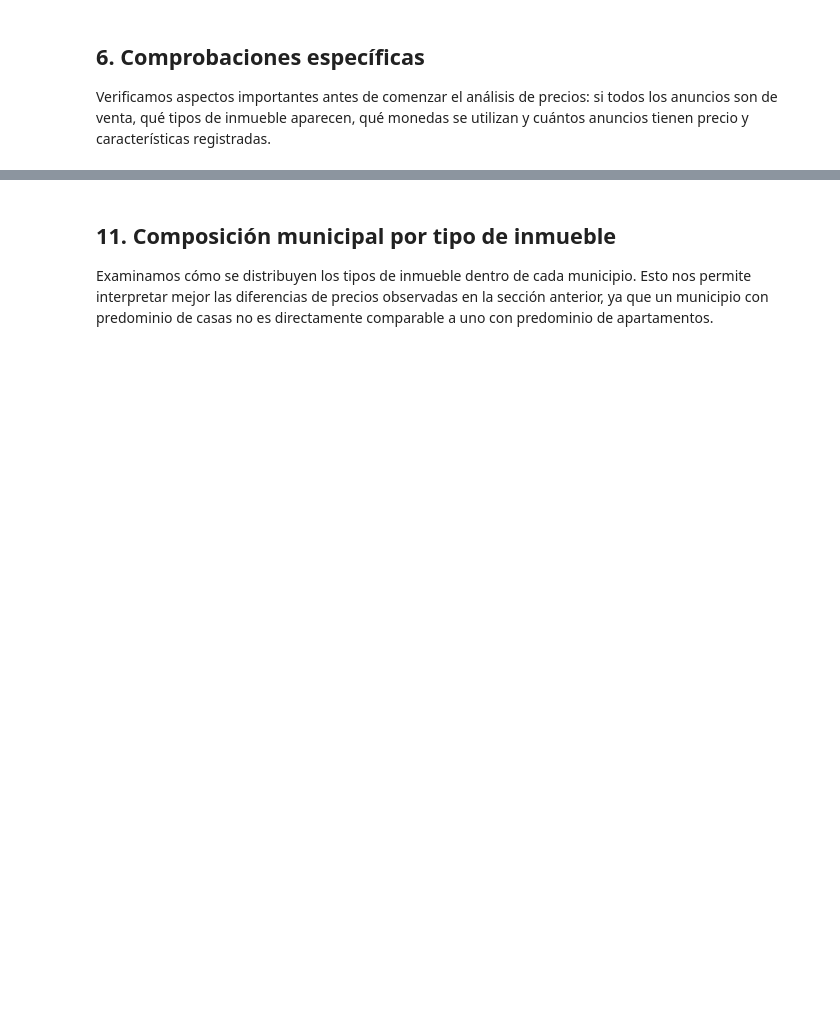
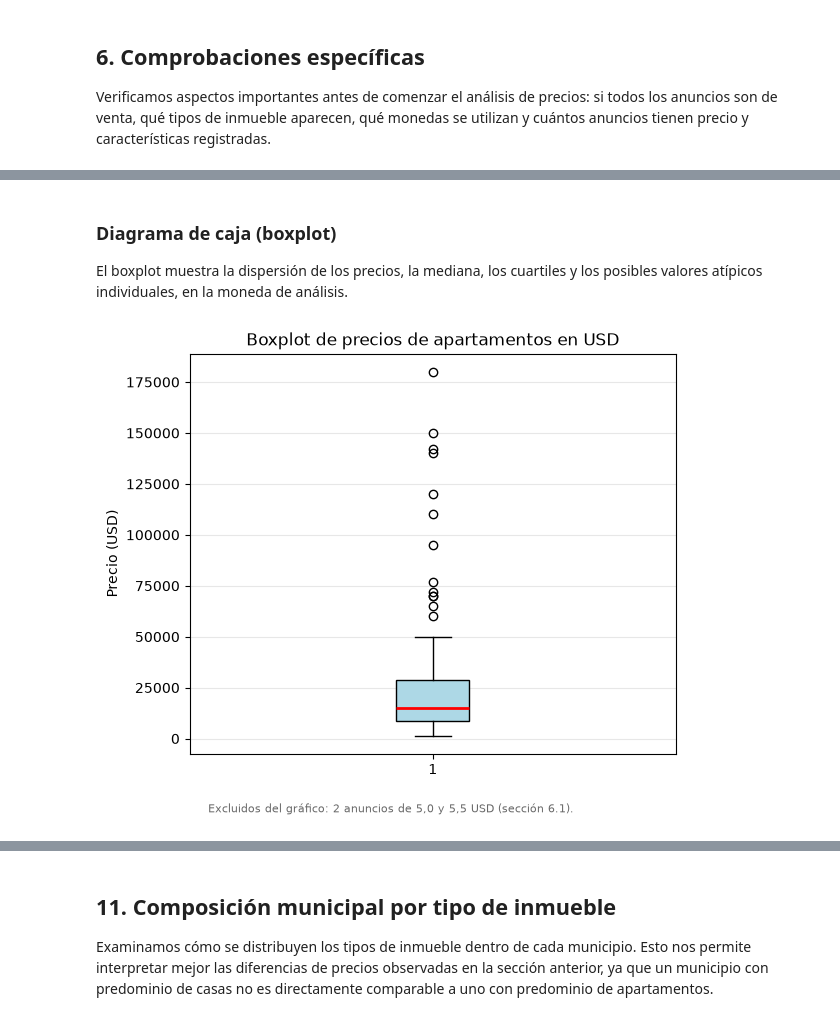
Before and after one commit to Totalpro45/Proyecto-ICD-2026, a Jupyter notebook: notebooks/analisis_vivienda.ipynb, the cells around one changed output, grey strips where cells are left out. Drawn from its saved outputs; the diff is of its cells as text; code cells hidden in the pictures; blank space fills up the shorter version.

```diff
--- a/notebooks/analisis_vivienda.ipynb
+++ b/notebooks/analisis_vivienda.ipynb
@@ -380,0 +1309,26 @@ print(precios_por_mun.to_string())
+# %% [markdown]
+### Diagrama de caja (boxplot)
+
+El boxplot muestra la dispersión de los precios, la mediana, los cuartiles y los posibles valores atípicos individuales, en la moneda de análisis.
+# %%
+# Diagrama de caja (boxplot) de apartamentos (sin los 2 anuncios con precio inconsistente)
+plt.figure(figsize=(6, 5))
+plt.boxplot(
+    precios_ap,
+    orientation="vertical",
+    patch_artist=True,
+    boxprops=dict(facecolor="lightblue", edgecolor="black"),
+    medianprops=dict(color="red", linewidth=2),
+)
+plt.title(f"Boxplot de precios de apartamentos en {UNIDAD}")
+plt.ylabel(f"Precio ({UNIDAD})")
+plt.grid(axis="y", alpha=0.3)
+plt.figtext(
+    0.5, 0.01,
+    "Excluidos del gráfico: 2 anuncios de 5,0 y 5,5 USD (sección 6.1).",
+    ha="center", fontsize=8, color="dimgray",
+)
+plt.tight_layout(rect=(0, 0.05, 1, 1))
+plt.show()
+# %% [output]
+[figure, added]
```
Also changed, not shown: parts of 97 cells of this notebook, 1 other file.
